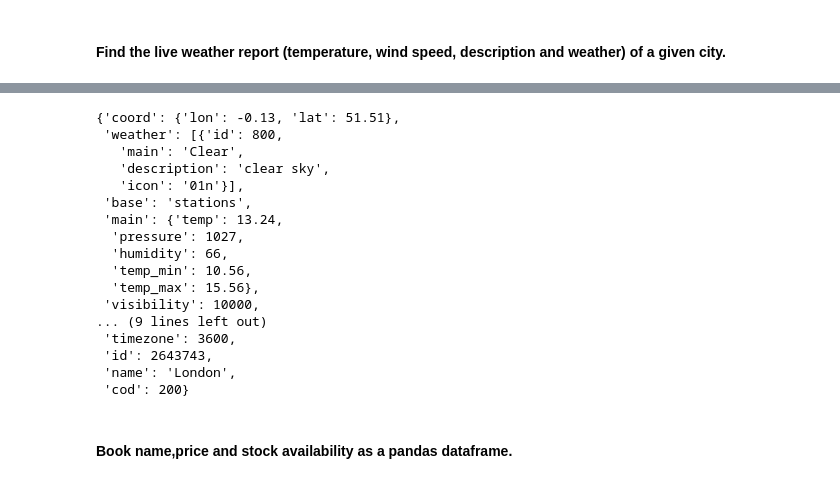
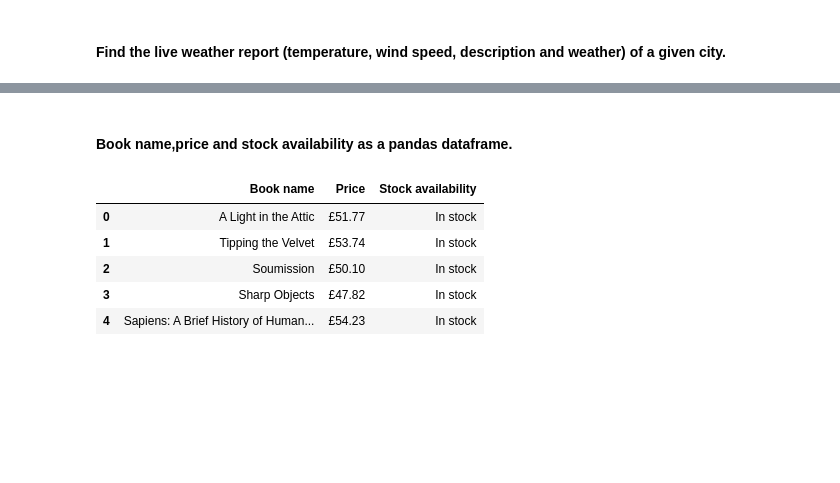
Before and after one commit to jmolins89/datamad0619, a Jupyter notebook: module-1/lab-web-scraping/your-code/main.ipynb, the cells around one changed output, grey strips where cells are left out. Cells and saved outputs as stored; diff of their text form; code cells hidden in the pictures; blank space fills up the shorter version.

```diff
--- a/module-1/lab-web-scraping/your-code/main.ipynb
+++ b/module-1/lab-web-scraping/your-code/main.ipynb
@@ -586,27 +586,7 @@ Weather description: clear sky
 [interactive output not drawn]
-# %%
-soup
-# %% [output]
-{'coord': {'lon': -0.13, 'lat': 51.51},
- 'weather': [{'id': 800,
-   'main': 'Clear',
-   'description': 'clear sky',
-   'icon': '01n'}],
- 'base': 'stations',
- 'main': {'temp': 13.24,
-  'pressure': 1027,
-  'humidity': 66,
-  'temp_min': 10.56,
-  'temp_max': 15.56},
- 'visibility': 10000,
-... (9 lines left out)
- 'timezone': 3600,
- 'id': 2643743,
- 'name': 'London',
- 'cod': 200}
 # %% [markdown]
 #### Book name,price and stock availability as a pandas dataframe.
 # %%
 # This is the url you will scrape in this exercise.
 # It is a fictional bookstore created to be scraped.
-url = 'http://books.toscrape.com/'
+url23 = 'http://books.toscrape.com/'
@@ -614,0 +593,22 @@ url = 'http://books.toscrape.com/'
+# %%
+#your code
+title,price,stock=[],[],[]
+res23=req.get(url23)
+soup=BeautifulSoup(res23.text,'html.parser')
+a= soup.select('article.product_pod h3 a')
+b= soup.select('article.product_pod p.price_color')
+c= soup.select('article.product_pod p.instock')
+for i in range(len(a)):
+    title.append(a[i].get('title'))
+    price.append(b[i].get_text()[1:])
+    stock.append(c[i].get_text().strip())
+data={'Book name':title,'Price':price,'Stock availability':stock}
+books=pd.DataFrame(data)
+books.head()
+# %% [output]
+|  | Book name | Price | Stock availability |
+| 0 | A Light in the Attic | £51.77 | In stock |
+| 1 | Tipping the Velvet | £53.74 | In stock |
+| 2 | Soumission | £50.10 | In stock |
+| 3 | Sharp Objects | £47.82 | In stock |
+| 4 | Sapiens: A Brief History of Human... | £54.23 | In stock |
```
Also changed, not shown: parts of 3 cells of this notebook.
